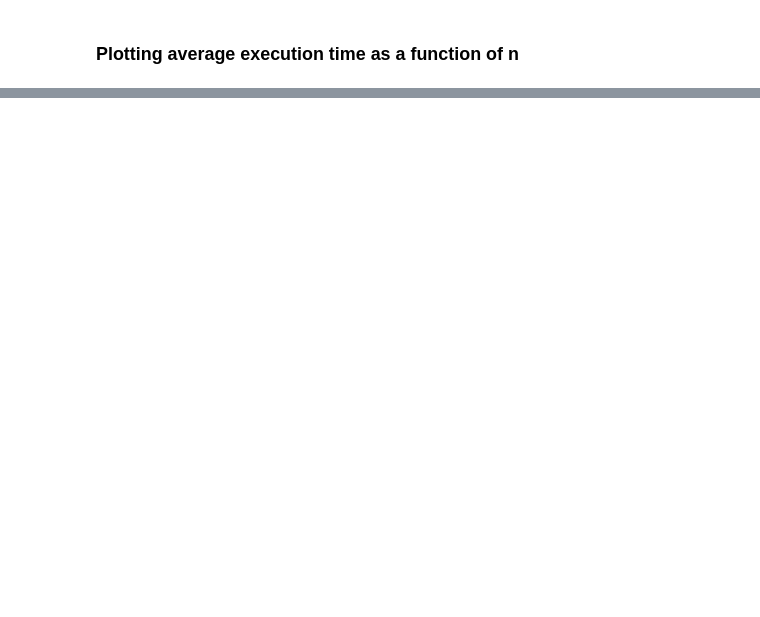
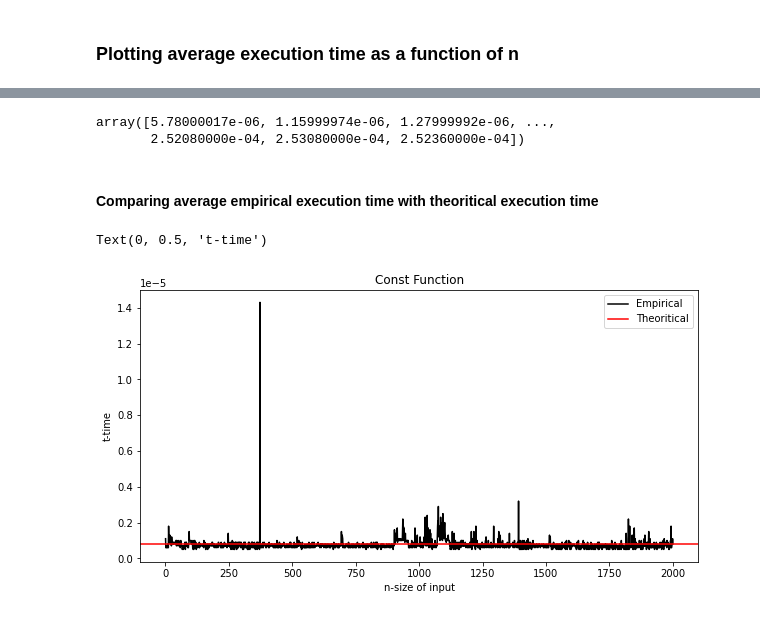
Before and after one commit to Nemat-Allah-Aloush/Algo_Tasks, a Jupyter notebook: Task 01.ipynb, the cells around one changed output, grey strips where cells are left out. Cells and saved outputs as stored; diff of their text form; code cells hidden in the pictures; blank space fills up the shorter version.

```diff
--- a/Task 01.ipynb
+++ b/Task 01.ipynb
@@ -162,7 +162,9 @@ def mulMatrix (A,B):
 # %%
-# Defining some consts.
-N=18  #2001
-num_processes=9
-num_iteration=5
-const=5
+N=2001  #2001 #Number of maximum input size
+num_processes=9 #number of algorithms to be tested
+num_iteration=5 # number of round for each algorithms
+const=5         # the const for the const function in the first algorithms
+# Declaring zeros list for saving the avg time for each algo for each n.
+avg_time=numpy.zeros((num_processes, N-1))
+# Declaring the name of the algorithms in an array
 processes_names=['Const Function','Sum of Vector','Product of Vector', 'Direct Calculation of Polynomial', 'Horner Method Calculation of Polynomial','Bubble Sort','Quick Sort ','TimSort','multiplying matrixes']
@@ -270,0 +336,21 @@ plt.tight_layout()
+# %%
+avg_time[1]
+# %% [output]
+array([5.78000017e-06, 1.15999974e-06, 1.27999992e-06, ...,
+       2.52080000e-04, 2.53080000e-04, 2.52360000e-04])
+# %% [markdown]
+#### Comparing average empirical execution time with theoritical execution time
+# %%
+# 1 : const
+x1 = numpy.linspace(1, N-1, N-1, endpoint=True) # the axis for the size of the input
+y1 = avg_time[0]                                # the average empirical time execution
+plt.figure(figsize=(10,5))
+plt.plot(x1, avg_time[0], 'k-')
+plt.axhline(y = 0.0000008, color = 'r', linestyle = '-')  #the theoritical time execution
+plt.title(processes_names[0])
+plt.legend(["Empirical", "Theoritical"])
+plt.xlabel("n-size of input")
+plt.ylabel("t-time")
+# %% [output]
+Text(0, 0.5, 't-time')
+[figure, added]
```
Also changed, not shown: parts of 35 cells of this notebook, 1 other file.
